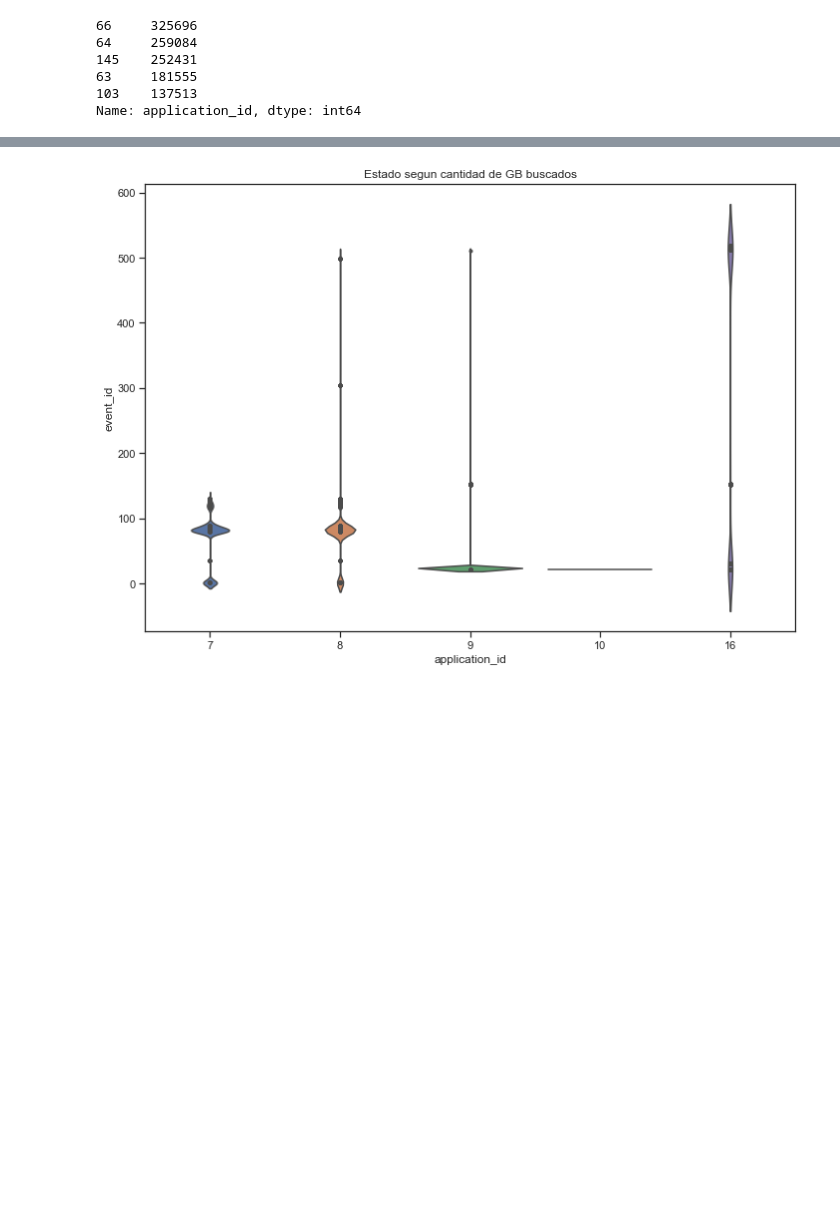
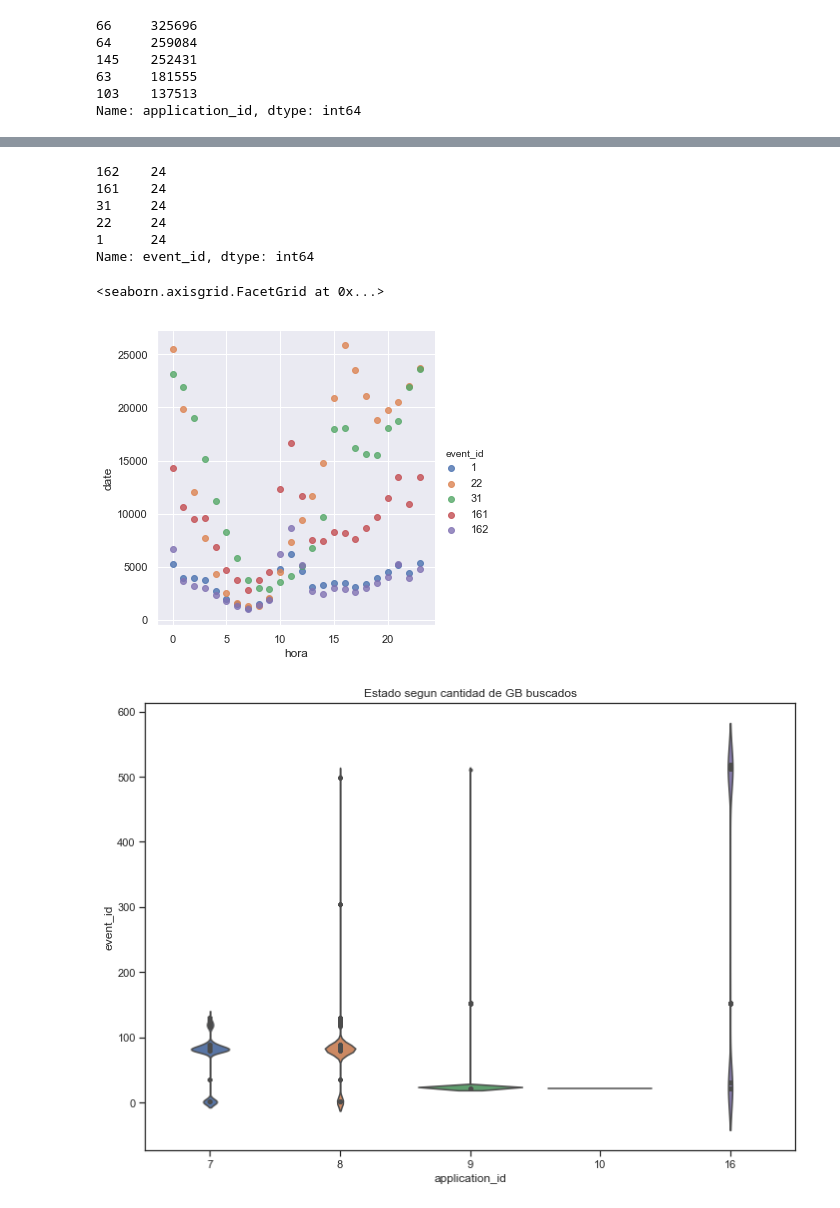
Before and after one commit to asilvestri2020/7506_1C2019, a Jupyter notebook: TP1/TP1_Pruebas_Andres.ipynb, the cells around one changed output, grey strips where cells are left out. Cells and saved outputs as stored; diff of their text form; code cells hidden in the pictures; blank space fills up the shorter version.

Commit message:
Grafico con GroupBy
asd

```diff
--- a/TP1/TP1_Pruebas_Andres.ipynb
+++ b/TP1/TP1_Pruebas_Andres.ipynb
@@ -437,3 +473,22 @@ Text(0,0.5,'Cantidad de aplicaciones')
+# %%
+crecimiento_eventos = events_max5.groupby(['event_id','hora']).count()[['date']].reset_index()
+# %%
+crecimiento_eventos['event_id'].value_counts()
+# %% [output]
+162    24
+161    24
+31     24
+22     24
+1      24
+Name: event_id, dtype: int64
+# %%
+#ax = sns.lineplot(x="hora", y="date", hue="event_id", markers=True, dashes=False, data=crecimiento_eventos)
+#ax = sns.lineplot(x="hora", y="date",hue="event_id", data=crecimiento_eventos)
+#ax = sns.lineplot(x="hora", y="date", hue="event_id", err_style="bars", ci=68, data=crecimiento_eventos)
+sns.lmplot(x='hora', y='date', hue='event_id', data=crecimiento_eventos, fit_reg=False)
+# %% [output]
+<seaborn.axisgrid.FacetGrid at 0x...>
+[figure, added]
 # %%
 ## data6 = installs_filtrados[installs_filtrados['device_language'] == 3.301378e+18]
 ## data6.head()
```
Also changed, not shown: parts of 14 cells of this notebook.
